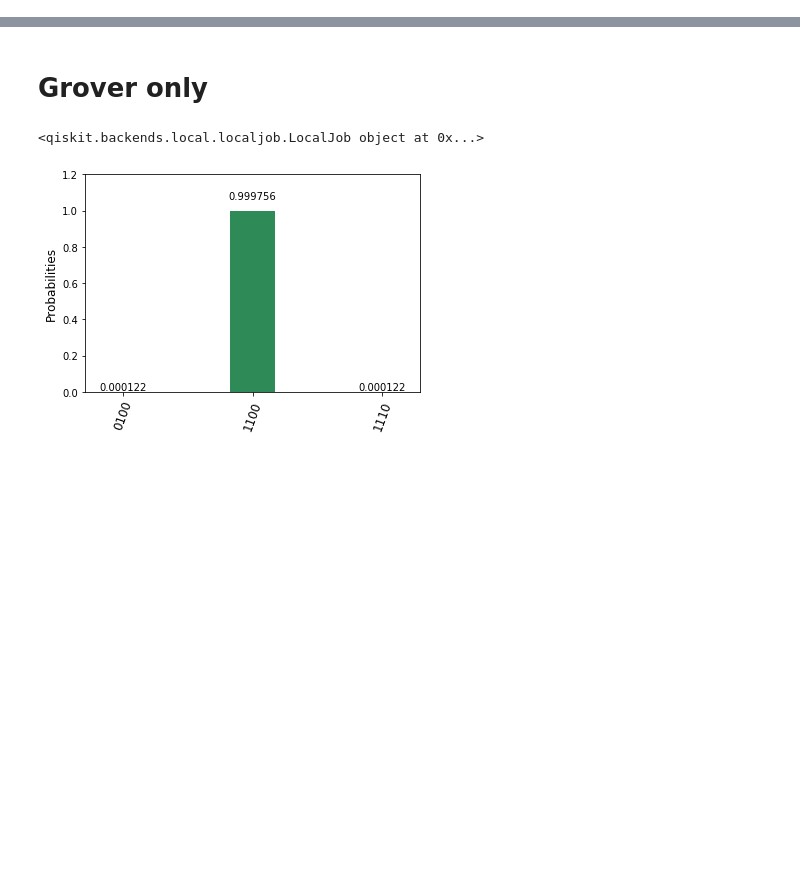
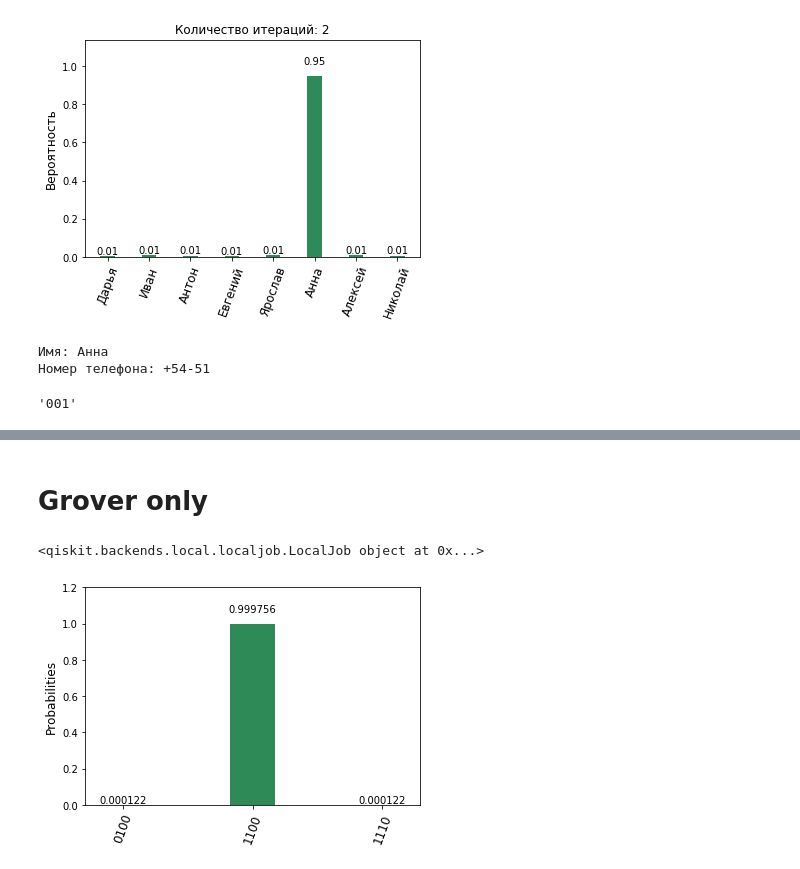
Before and after one commit to RQC-QApp/NNQST, a Jupyter notebook: demo/grover.ipynb, the cells around one changed output, grey strips where cells are left out. Saved outputs shown, nothing was run; the diff lists cells and outputs as text; code cells hidden in the pictures; blank space fills up the shorter version.

```diff
--- a/demo/grover.ipynb
+++ b/demo/grover.ipynb
@@ -106,10 +47,0 @@ You can check results [here](http://algassert.com/quirk#circuit={"cols":[["H","H
-# %%
-plt.figure(figsize=(15, 7))
-x = np.arange(1, 1 + 2 ** n)
-states = list(map(lambda x: ''.join(map(str, x)), itertools.product([0, 1], repeat=n)))
-plt.stem(x, statevector.real)
-plt.xticks(x, states)
-plt.title('Amplitude (real)')
-plt.xlabel('States')
-plt.ylabel('Amplitude')
-plt.show()
@@ -117,0 +93,37 @@ plt.show()
+# %%
+name_mapping = {
+    '000': 'Дарья',
+    '001': 'Иван',
+    '010': 'Антон',
+    '011': 'Евгений',
+    '100': 'Ярослав',
+    '101': 'Анна',
+    '110': 'Алексей',
+    '111': 'Николай'
+}
+
+number_mapping = {
+    '000': '+36-59',
+    '001': '+48-92',
+    '010': '+25-47',
+    '011': '+81-50',
+    '100': '+18-97',
+    '101': '+54-51',
+    '110': '+10-09',
+    '111': '+81-51'
+}
+
+name_mapping_inv = dict(zip(name_mapping.values(), name_mapping.keys()))
+number_mapping_inv = dict(zip(number_mapping.values(), number_mapping.keys()))
+# %%
+result = execute(qc, backend='local_qasm_simulator',
+                 shots=8192).result()
+plot_histogram(result.get_counts(), title='Количество итераций: 2', name_mapping=name_mapping)
+
+number, name = most_probable_result(result).split()
+print('Имя:', name_mapping[name])
+print('Номер телефона:', number_mapping[number])
+# %% [output]
+[figure, added]
+Имя: Анна
+Номер телефона: +54-51
@@ -117,0 +133,6 @@ plt.show()
+# %%
+query_name = 'Иван'
+query = name_mapping_inv[query_name]
+query
+# %% [output]
+'001'
```
Also changed, not shown: parts of 13 cells of this notebook, 1 other file.
